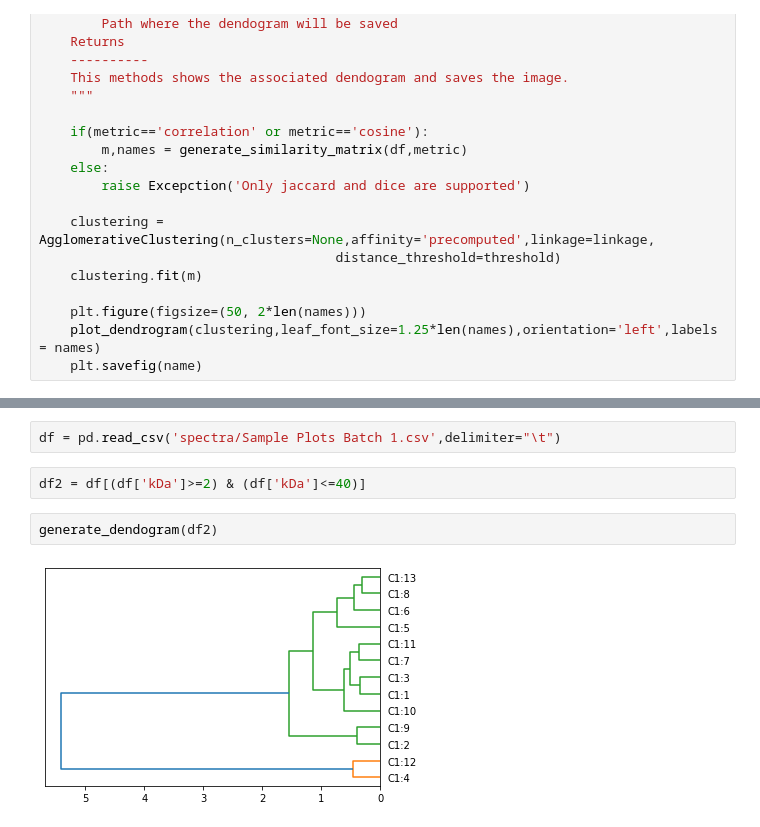
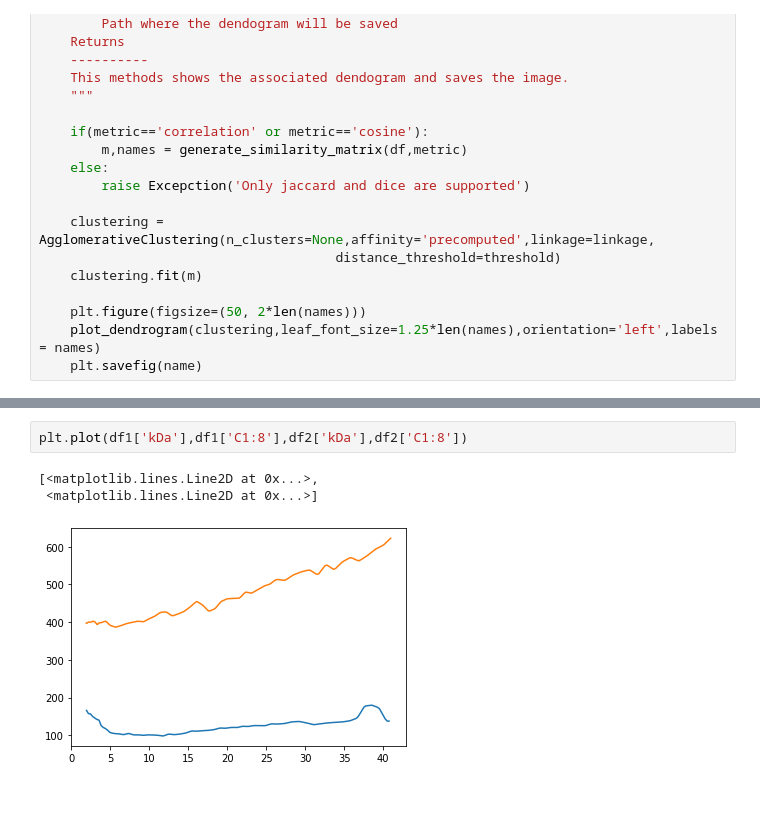
Before and after one commit to joheras/Chromatograms, a Jupyter notebook: SueAnnSpectraMulti.ipynb, the cells around one changed output, grey strips where cells are left out. Drawn from its saved outputs; the diff is of its cells as text; blank space fills up the shorter version.

```diff
--- a/SueAnnSpectraMulti.ipynb
+++ b/SueAnnSpectraMulti.ipynb
@@ -186,8 +142,6 @@ generate_heatmap(df2)
-# %%
-df = pd.read_csv('spectra/Sample Plots Batch 1.csv',delimiter="\t")
-# %%
-df2 = df[(df['kDa']>=2) & (df['kDa']<=40)]
-# %%
-generate_dendogram(df2)
-# %% [output]
-[figure, removed]
+# %%
+plt.plot(df1['kDa'],df1['C1:8'],df2['kDa'],df2['C1:8'])
+# %% [output]
+[<matplotlib.lines.Line2D at 0x...>,
+ <matplotlib.lines.Line2D at 0x...>]
+[figure, added]
```
Also changed, not shown: parts of 17 cells of this notebook.
